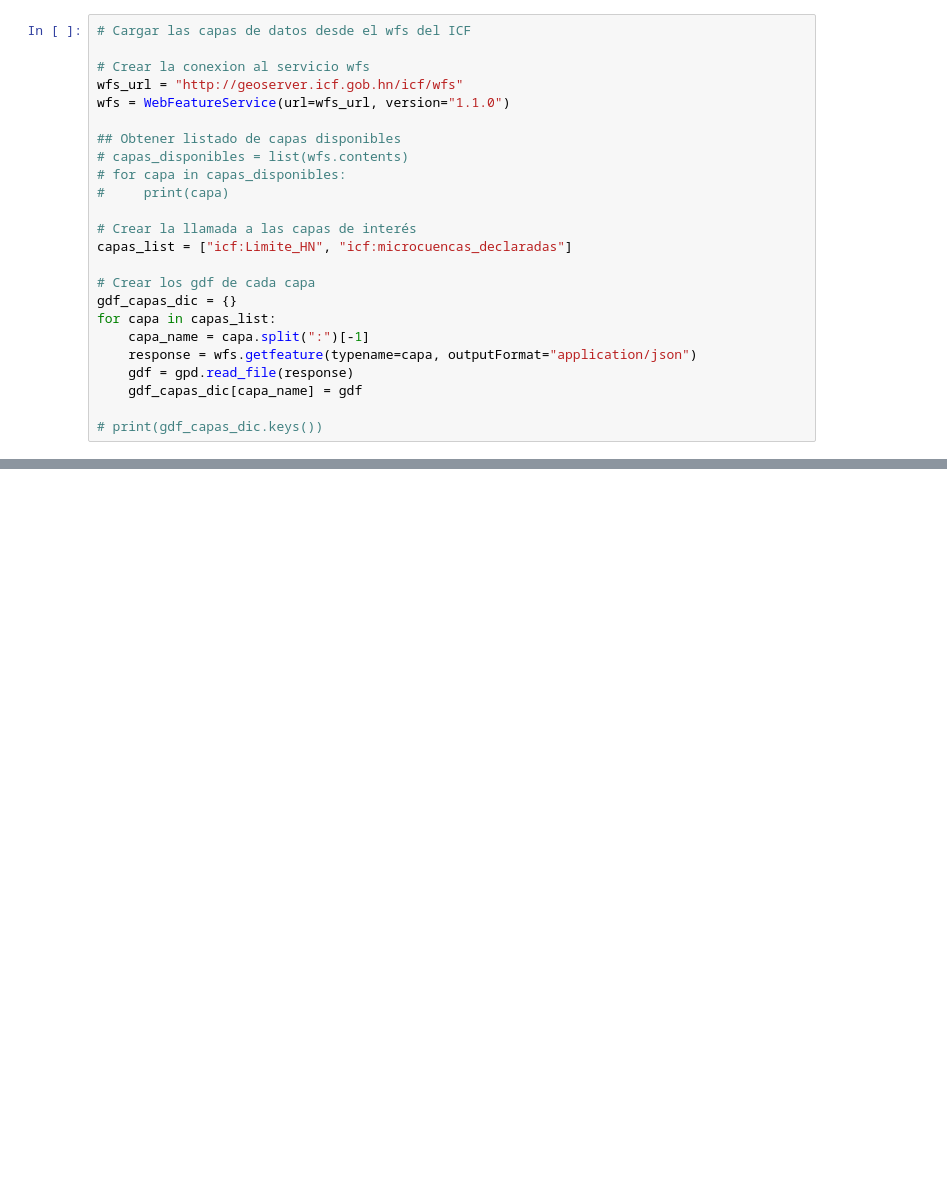
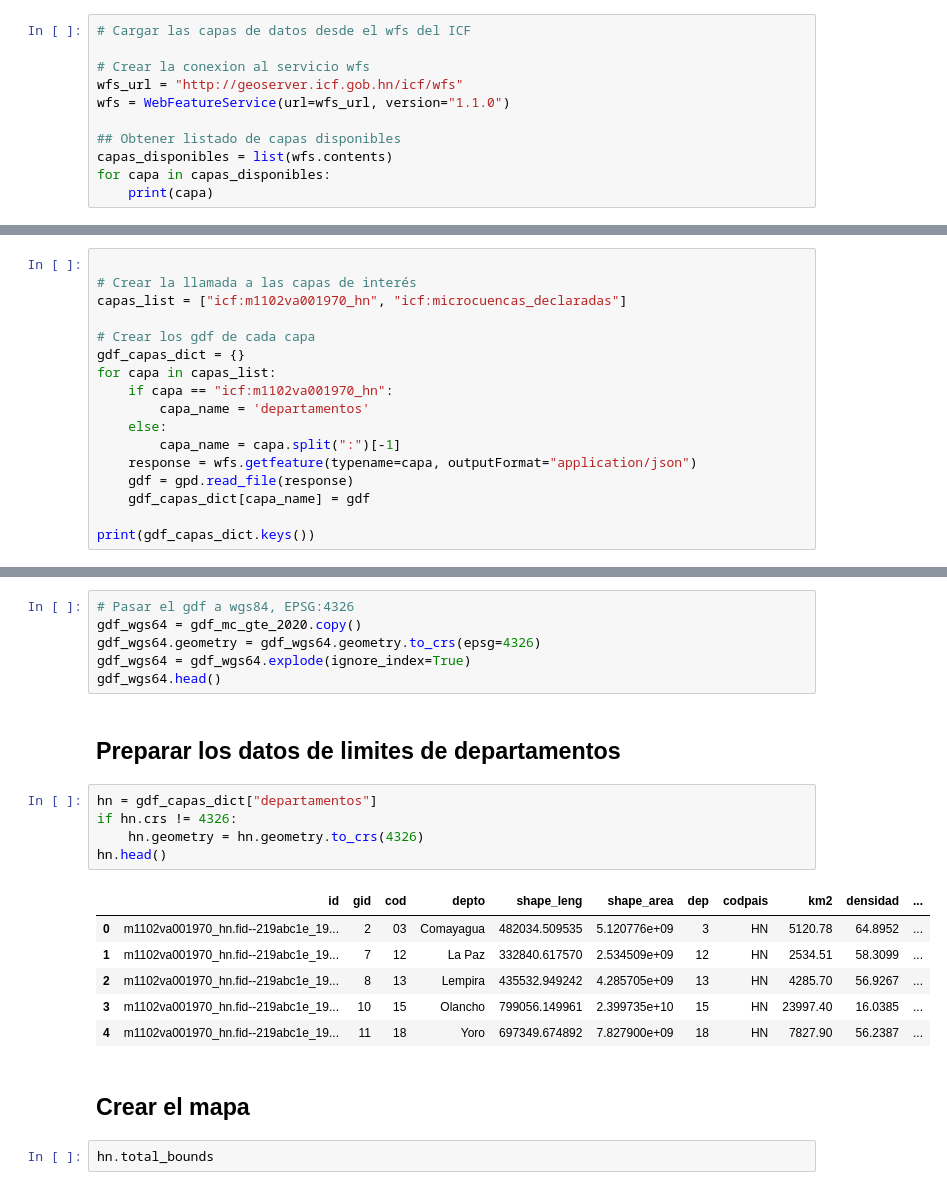
Before and after one commit to lalgonzales/scriptsVarios, a Jupyter notebook: notebooks/day_map_challenge.ipynb, the cells around one changed output, grey strips where cells are left out. Drawn from its saved outputs; the diff is of its cells as text; blank space fills up the shorter version.

Commit message:
Actualizar el notebook del desafío de mapas con ejemplos adicionales y correcciones de errores

```diff
--- a/notebooks/day_map_challenge.ipynb
+++ b/notebooks/day_map_challenge.ipynb
@@ -22,19 +44,6 @@ wfs_url = "http://geoserver.icf.gob.hn/icf/wfs"
 wfs = WebFeatureService(url=wfs_url, version="1.1.0")
 
 ## Obtener listado de capas disponibles
-# capas_disponibles = list(wfs.contents)
-# for capa in capas_disponibles:
-#     print(capa)
-
-# Crear la llamada a las capas de interés
-capas_list = ["icf:Limite_HN", "icf:microcuencas_declaradas"]
-
-# Crear los gdf de cada capa
-gdf_capas_dic = {}
-for capa in capas_list:
-    capa_name = capa.split(":")[-1]
-    response = wfs.getfeature(typename=capa, outputFormat="application/json")
-    gdf = gpd.read_file(response)
-    gdf_capas_dic[capa_name] = gdf
-
-# print(gdf_capas_dic.keys())
+capas_disponibles = list(wfs.contents)
+for capa in capas_disponibles:
+    print(capa)
@@ -55,0 +52,17 @@ print(fecha_min, fecha_max)
+# %%
+
+# Crear la llamada a las capas de interés
+capas_list = ["icf:m1102va001970_hn", "icf:microcuencas_declaradas"]
+
+# Crear los gdf de cada capa
+gdf_capas_dict = {}
+for capa in capas_list:
+    if capa == "icf:m1102va001970_hn":
+        capa_name = 'departamentos'
+    else:
+        capa_name = capa.split(":")[-1]
+    response = wfs.getfeature(typename=capa, outputFormat="application/json")
+    gdf = gpd.read_file(response)
+    gdf_capas_dict[capa_name] = gdf
+
+print(gdf_capas_dict.keys())
@@ -205,0 +105,24 @@ plt.show()
+# %%
+# Pasar el gdf a wgs84, EPSG:4326
+gdf_wgs64 = gdf_mc_gte_2020.copy()
+gdf_wgs64.geometry = gdf_wgs64.geometry.to_crs(epsg=4326)
+gdf_wgs64 = gdf_wgs64.explode(ignore_index=True)
+gdf_wgs64.head()
+# %% [markdown]
+## Preparar los datos de limites de departamentos
+# %%
+hn = gdf_capas_dict["departamentos"]
+if hn.crs != 4326:
+    hn.geometry = hn.geometry.to_crs(4326)
+hn.head()
+# %% [output]
+|  | id | gid | cod | depto | shape_leng | shape_area | dep | codpais | km2 | densidad | ... |
+| 0 | m1102va001970_hn.fid--219abc1e_19... | 2 | 03 | Comayagua | 482034.509535 | 5.120776e+09 | 3 | HN | 5120.78 | 64.8952 | ... |
+| 1 | m1102va001970_hn.fid--219abc1e_19... | 7 | 12 | La Paz | 332840.617570 | 2.534509e+09 | 12 | HN | 2534.51 | 58.3099 | ... |
+| 2 | m1102va001970_hn.fid--219abc1e_19... | 8 | 13 | Lempira | 435532.949242 | 4.285705e+09 | 13 | HN | 4285.70 | 56.9267 | ... |
+| 3 | m1102va001970_hn.fid--219abc1e_19... | 10 | 15 | Olancho | 799056.149961 | 2.399735e+10 | 15 | HN | 23997.40 | 16.0385 | ... |
+| 4 | m1102va001970_hn.fid--219abc1e_19... | 11 | 18 | Yoro | 697349.674892 | 7.827900e+09 | 18 | HN | 7827.90 | 56.2387 | ... |
+# %% [markdown]
+## Crear el mapa
+# %%
+hn.total_bounds
```
Also changed, not shown: parts of 16 cells of this notebook.
